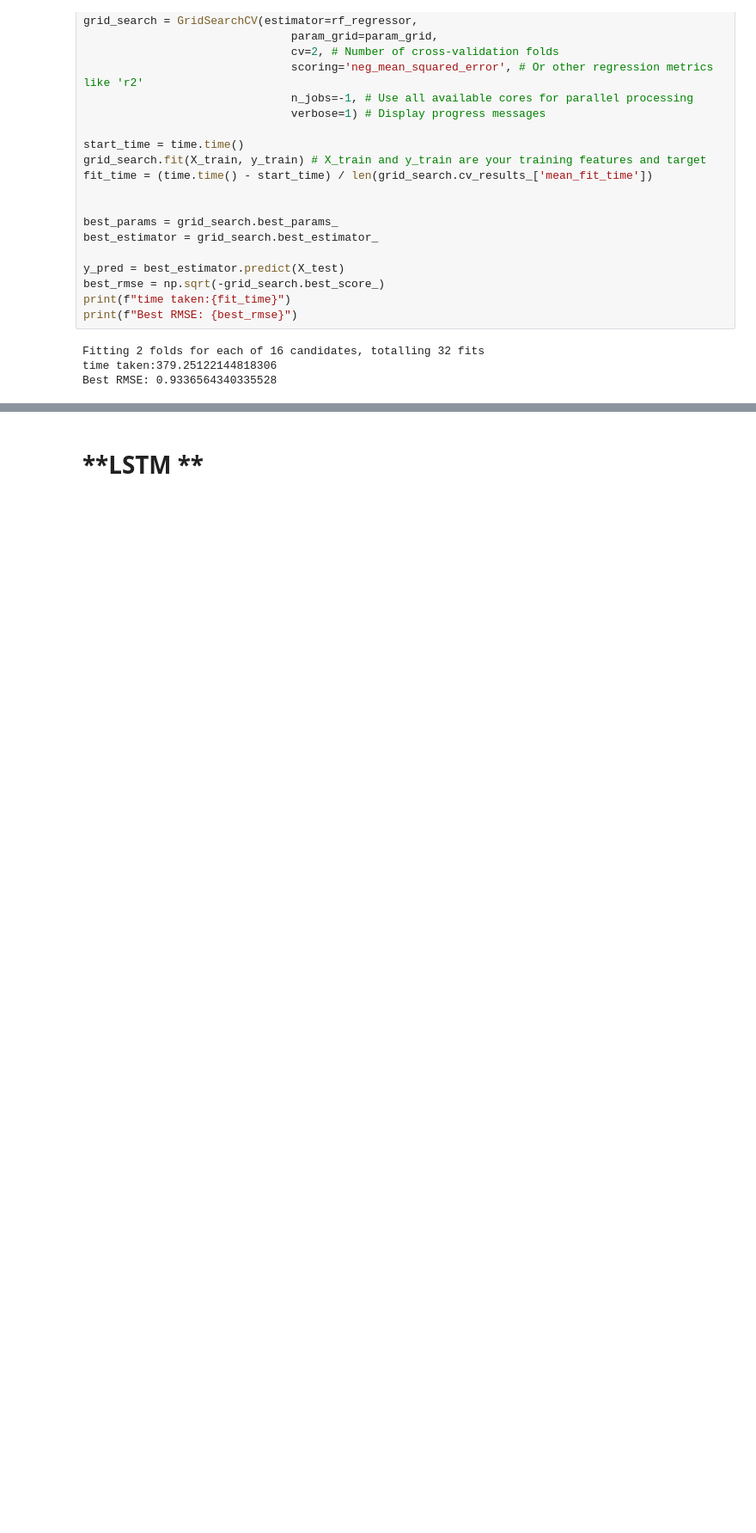
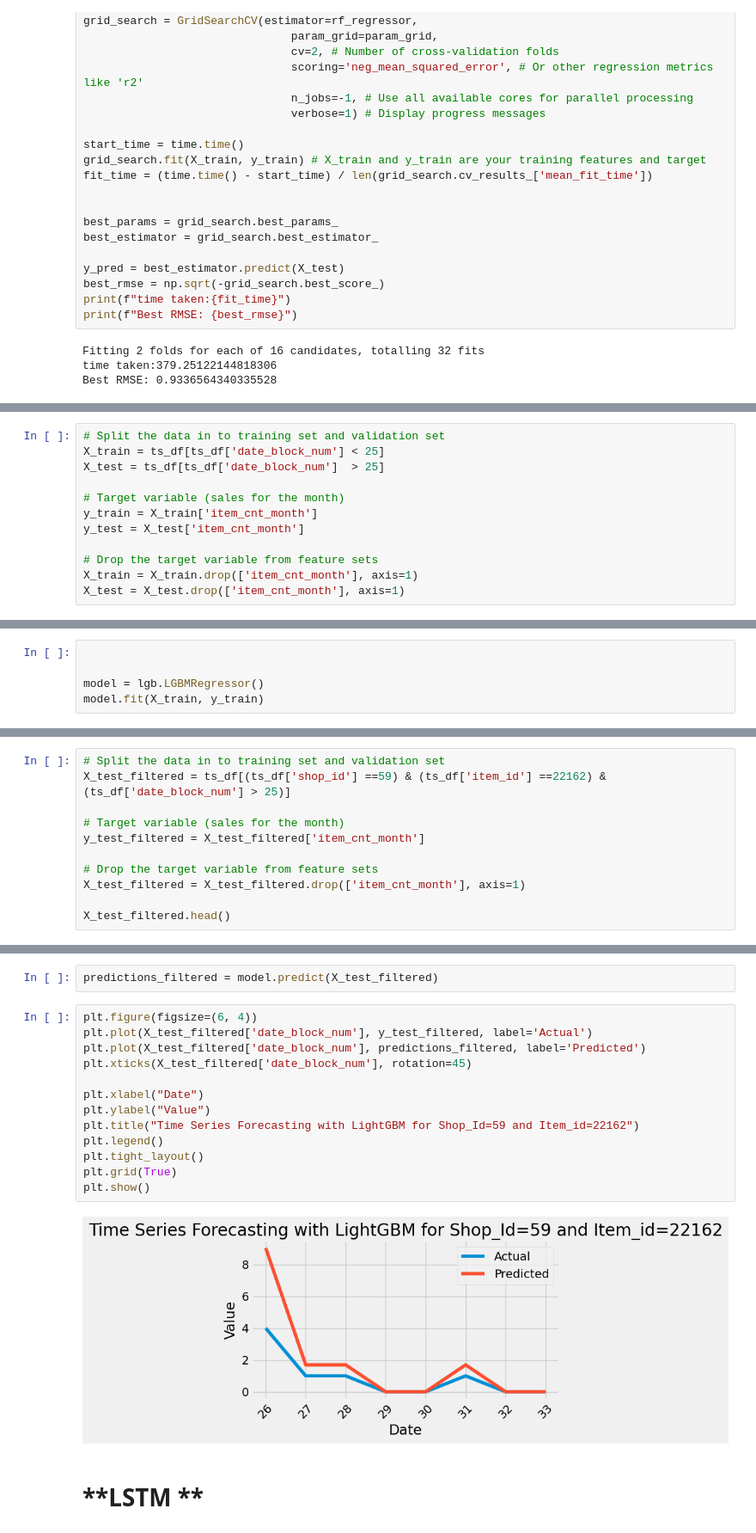
Before and after one commit to chandtr/CapstoneProject, a Jupyter notebook: SalesPrediction.ipynb, the cells around one changed output, grey strips where cells are left out. Shown at 86% size. Cells and saved outputs as stored; diff of their text form; blank space fills up the shorter version.

Commit message:
Changes made for time series model

```diff
--- a/SalesPrediction.ipynb
+++ b/SalesPrediction.ipynb
@@ -679,0 +696,12 @@ Best RMSE: 0.9336564340335528
+# %%
+# Split the data in to training set and validation set
+X_train = ts_df[ts_df['date_block_num'] < 25]
+X_test = ts_df[ts_df['date_block_num']  > 25]
+
+# Target variable (sales for the month)
+y_train = X_train['item_cnt_month']
+y_test = X_test['item_cnt_month']
+
+# Drop the target variable from feature sets
+X_train = X_train.drop(['item_cnt_month'], axis=1)
+X_test = X_test.drop(['item_cnt_month'], axis=1)
@@ -679,0 +712,5 @@ Best RMSE: 0.9336564340335528
+# %%
+
+
+model = lgb.LGBMRegressor()
+model.fit(X_train, y_train)
@@ -679,0 +742,11 @@ Best RMSE: 0.9336564340335528
+# %%
+# Split the data in to training set and validation set
+X_test_filtered = ts_df[(ts_df['shop_id'] ==59) & (ts_df['item_id'] ==22162) & (ts_df['date_block_num'] > 25)]
+
+# Target variable (sales for the month)
+y_test_filtered = X_test_filtered['item_cnt_month']
+
+# Drop the target variable from feature sets
+X_test_filtered = X_test_filtered.drop(['item_cnt_month'], axis=1)
+
+X_test_filtered.head()
@@ -680,2 +760,19 @@ Best RMSE: 0.9336564340335528
+# %%
+predictions_filtered = model.predict(X_test_filtered)
+# %%
+plt.figure(figsize=(6, 4))
+plt.plot(X_test_filtered['date_block_num'], y_test_filtered, label='Actual')
+plt.plot(X_test_filtered['date_block_num'], predictions_filtered, label='Predicted')
+plt.xticks(X_test_filtered['date_block_num'], rotation=45)
+
+plt.xlabel("Date")
+plt.ylabel("Value")
+plt.title("Time Series Forecasting with LightGBM for Shop_Id=59 and Item_id=22162")
+plt.legend()
+plt.tight_layout()
+plt.grid(True)
+plt.show()
+# %% [output]
+[figure, added]
 # %% [markdown]
 # **LSTM **
```
Also changed, not shown: parts of 8 cells of this notebook.
